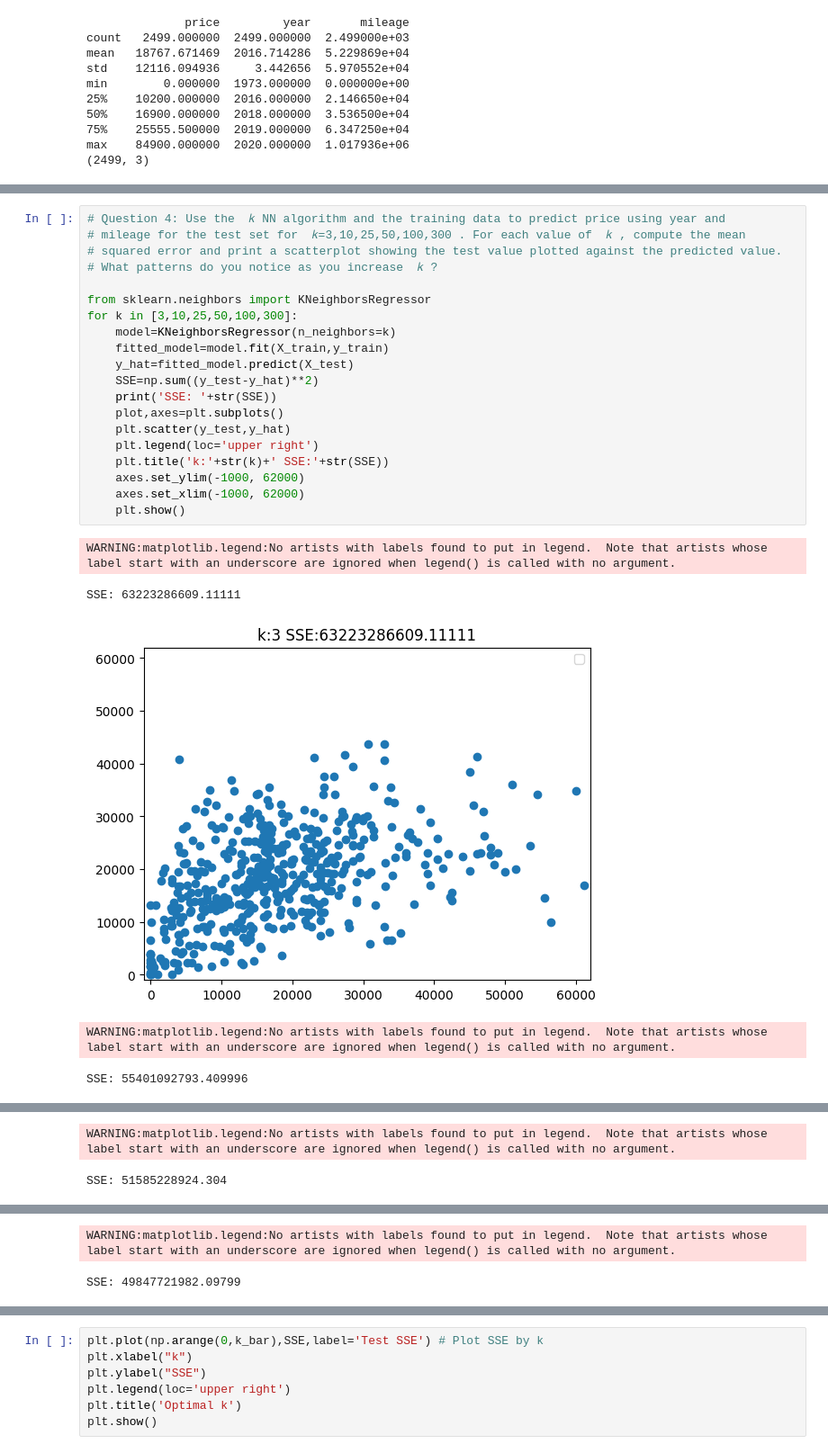
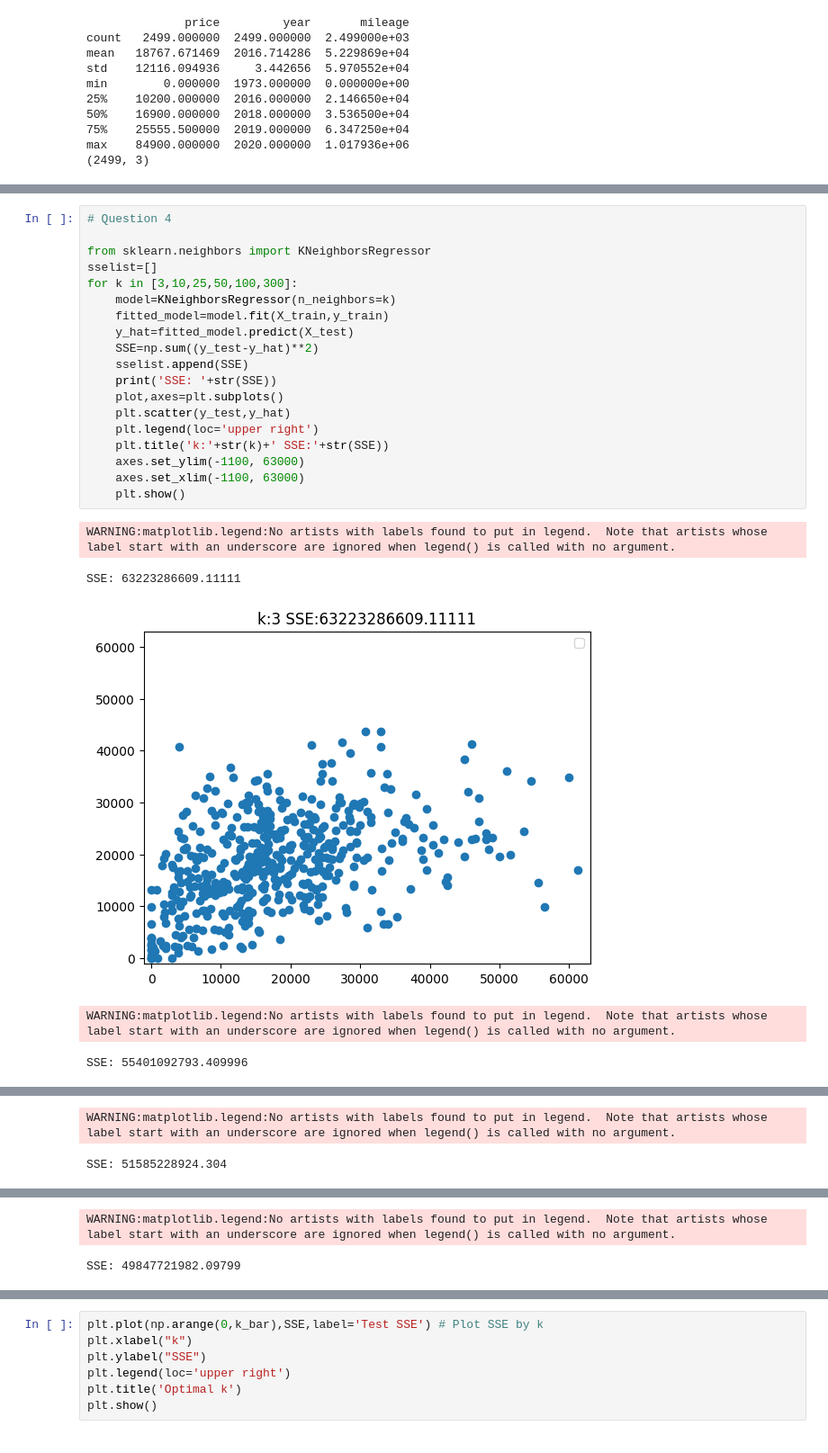
Before and after one commit to gffiveash/knn, a Jupyter notebook: assignment_knn.ipynb, the cells around one changed output, grey strips where cells are left out. Shown at 90% size. Saved outputs shown, nothing was run; the diff lists cells and outputs as text.

```diff
--- a/assignment_knn.ipynb
+++ b/assignment_knn.ipynb
@@ -105,28 +134,27 @@ x=df.loc[:,['year','mileage']]
 y=df['price']
 X_train, X_test, y_train, y_test = train_test_split(x,y,test_size=.2,random_state=100)
 # %%
-# Question 4: Use the  𝑘 NN algorithm and the training data to predict price using year and
-# mileage for the test set for  𝑘=3,10,25,50,100,300 . For each value of  𝑘 , compute the mean
-# squared error and print a scatterplot showing the test value plotted against the predicted value.
-# What patterns do you notice as you increase  𝑘 ?
+# Question 4
 
 from sklearn.neighbors import KNeighborsRegressor
+sselist=[]
 for k in [3,10,25,50,100,300]:
     model=KNeighborsRegressor(n_neighbors=k)
     fitted_model=model.fit(X_train,y_train)
     y_hat=fitted_model.predict(X_test)
     SSE=np.sum((y_test-y_hat)**2)
+    sselist.append(SSE)
     print('SSE: '+str(SSE))
     plot,axes=plt.subplots()
     plt.scatter(y_test,y_hat)
     plt.legend(loc='upper right')
     plt.title('k:'+str(k)+' SSE:'+str(SSE))
-    axes.set_ylim(-1000, 62000)
-    axes.set_xlim(-1000, 62000)
+    axes.set_ylim(-1100, 63000)
+    axes.set_xlim(-1100, 63000)
     plt.show()
 # %% [output]
 WARNING:matplotlib.legend:No artists with labels found to put in legend.  Note that artists whose label start with an underscore are ignored when legend() is called with no argument.
 SSE: 63223286609.11111
-[figure, old version]
+[figure, new version]
 WARNING:matplotlib.legend:No artists with labels found to put in legend.  Note that artists whose label start with an underscore are ignored when legend() is called with no argument.
 SSE: 55401092793.409996
```
Also changed, not shown: parts of 13 cells of this notebook.
